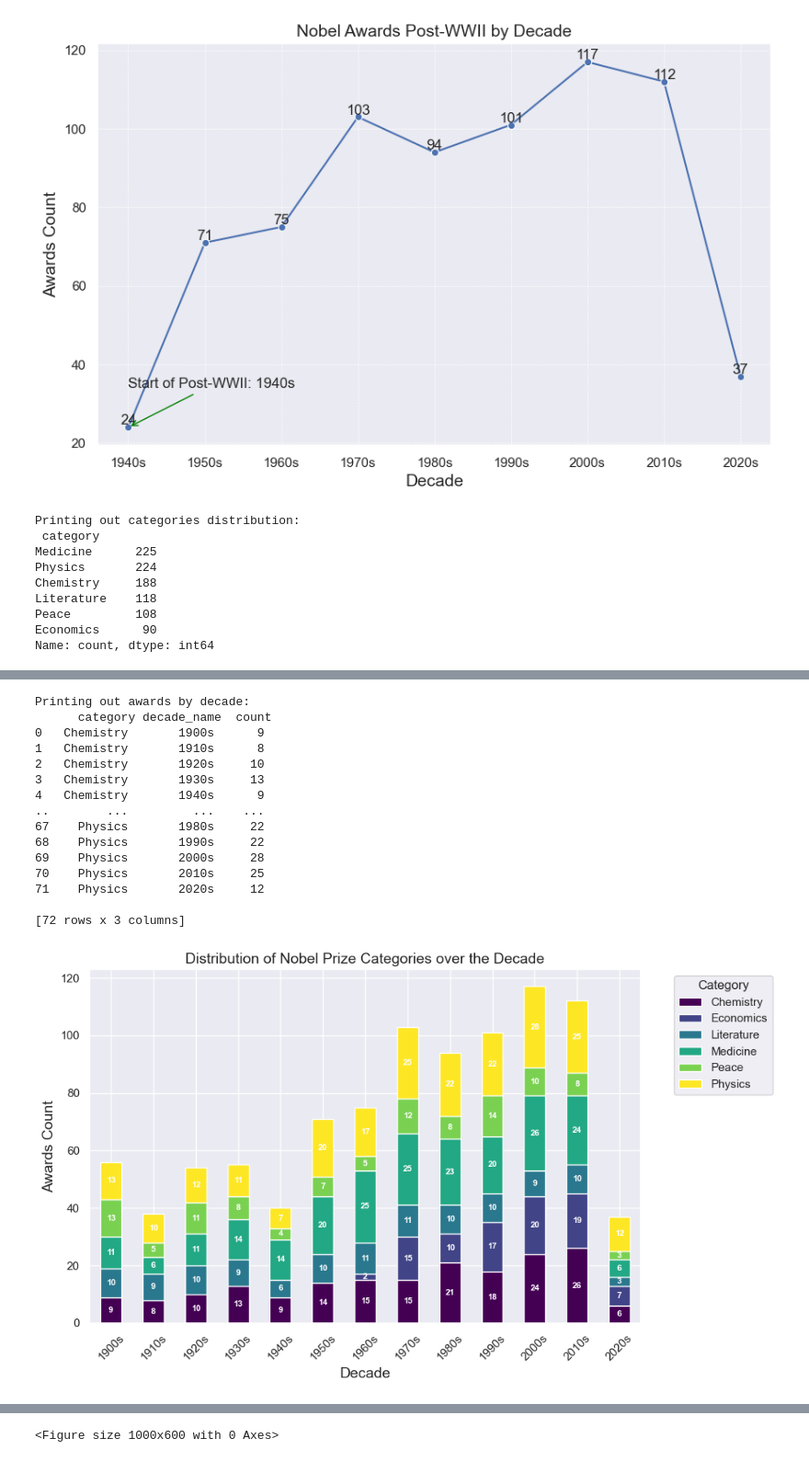
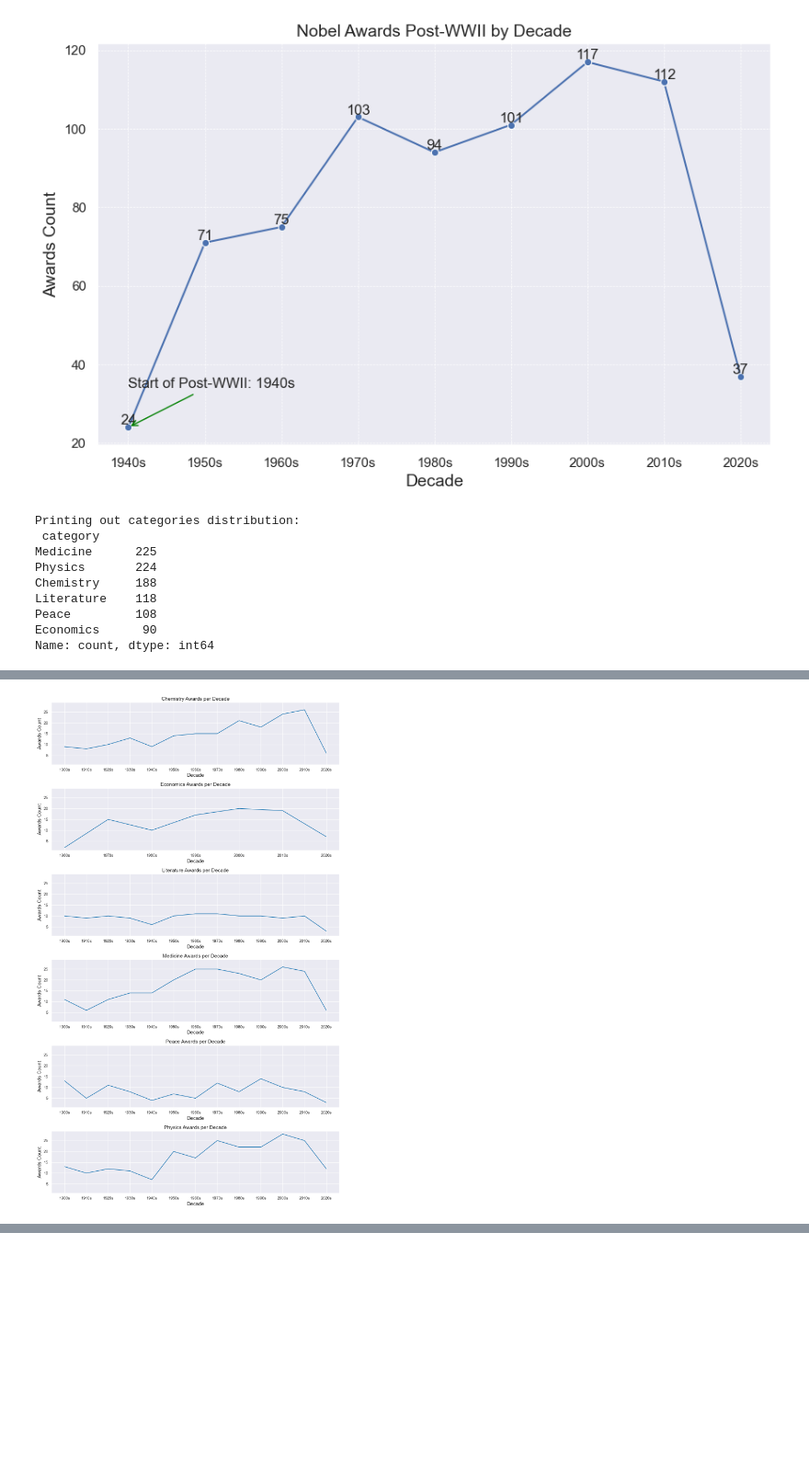
Before and after one commit to efuatutuwaa/data-driven-python, a Jupyter notebook: Data-Manipulation-with-Pandas/Visualizing-Nobel-Prize-Winners/nobel_winners.ipynb, the cells around one changed output, grey strips where cells are left out. Shown at 92% size. Cells and saved outputs as stored; diff of their text form; code cells hidden in the pictures; blank space fills up the shorter version.

Commit message:
Updated visualisation for category per decade

```diff
--- a/Data-Manipulation-with-Pandas/Visualizing-Nobel-Prize-Winners/nobel_winners.ipynb
+++ b/Data-Manipulation-with-Pandas/Visualizing-Nobel-Prize-Winners/nobel_winners.ipynb
@@ -356,95 +356,42 @@ sns.barplot(x=categories_distribution.index, y=categories_distribution.values)
 plt.title("Nobel Awards Distribution over Categories", fontsize=14)
 for x,y in zip(categories_distribution.index, categories_distribution.values):
     plt.text(x,y,f'{y}' , ha='center', va='bottom', fontsize=14)
 
 plt.xlabel("Category", fontsize=14)
 plt.ylabel("Awards Count", fontsize=14)
 plt.show()
 
+# Grouping data by category and decade
+category_awards_decade = nobel_df.groupby(['category','decade_name'])['category'].count().reset_index(name='count')
 
+categories = category_awards_decade['category'].unique()
 
 # Distribution of categories over the decades
-category_awards_decade = nobel_df.groupby(['category','decade_name'])['category'].count().reset_index(name='count')
-print(f"Printing out awards by decade:\n {category_awards_decade}")
+fig, axes = plt.subplots(nrows=len(categories), ncols=1,figsize=(12, 20), sharex=False,sharey=True)
 
-# pivoting the data for stacked bar chart
-pivot_df = category_awards_decade.pivot(index='decade_name', columns='category', values='count').fillna(0)
+# looping through the categories to create individual plots
 
-# plotting the stacked bar chart
-ax = pivot_df.plot(kind='bar', stacked=True, figsize=(10, 6), colormap='viridis')
-
-plt.title("Distribution of Nobel Prize Categories over the Decade", fontsize=14)
-plt.xlabel("Decade", fontsize=14)
-plt.ylabel("Awards Count", fontsize=14)
-plt.xticks(rotation=45)
-plt.legend(loc='upper left',title='Category',bbox_to_anchor=(1.05, 1.0))
-plt.tight_layout()
-
-
-# adding labels to each bar segment
-
-for x in ax.patches:
-    if x.get_height() > 0:
-        ax.annotate(f"{int(x.get_height())}",
-                    xy=(x.get_x() + x.get_width() / 2, x.get_y() + x.get_height() / 2),
-                    ha='center', va='center', fontsize=8, color='white', weight='bold')
-
-plt.show()
+for axes, category in zip(axes, categories):
+    data = category_awards_decade[category_awards_decade['category'] == category]
+    sns.lineplot(x='decade_name', y='count', data=data, ax=axes)
+    axes.set_title(f"{category} Awards per Decade", fontsize=14)
+    axes.set_ylabel("Awards Count", fontsize=14)
+    axes.set_xlabel("Decade", fontsize=14)
 
 
 
-
-# Category distribution post-war
-post_war_category_awards = post_war_df.groupby(['category','decade_name'])['category'].count().reset_index(name='count')
-print(f"Post-war awards by decade:\n {post_war_category_awards}")
-
-# plotting a chart to visualize changes after the war
-plt.figure(figsize=(10, 6))
-sns.set_palette("tab10")
-
-# create a pivot for the bar chart
-pivot_df2 = post_war_category_awards.pivot(index='decade_name', columns='category', values='count').fillna(0)
-
-ax2 = pivot_df2.plot(kind='bar', stacked=True, figsize=(10, 6), colormap='viridis')
-plt.title('Nobel Prize Awards by Category Post-WWII', fontsize=14)
-plt.xlabel('Decade', fontsize=14)
-plt.ylabel('Awards Count', fontsize=14)
-plt.xticks(rotation=45)
-plt.legend(loc='upper left',title='Category',bbox_to_anchor=(1.05, 1.0))
 plt.tight_layout()
 
-for i in ax2.patches:
-    if i.get_height() > 0:
-        ax2.annotate(f"{int(i.get_height())}",
-                     xy= (i.get_x() + i.get_width() / 2,
-                          i.get_y() + i.get_height() / 2),
-                    ha='center', va='center', fontsize=8, color='white', weight='bold')
-
 plt.show()
 # %% [output]
 Printing out categories distribution:
  category
 Medicine      225
 Physics       224
 Chemistry     188
 Literature    118
 Peace         108
 Economics      90
 Name: count, dtype: int64
 [figure]
-Printing out awards by decade:
-      category decade_name  count
-0   Chemistry       1900s      9
-1   Chemistry       1910s      8
-2   Chemistry       1920s     10
-3   Chemistry       1930s     13
-4   Chemistry       1940s      9
-..        ...         ...    ...
-67    Physics       1980s     22
-68    Physics       1990s     22
-69    Physics       2000s     28
-70    Physics       2010s     25
-71    Physics       2020s     12
-
-[72 rows x 3 columns]
-[figure, old version]
+[figure, new version]
@@ -468 +397,0 @@ Post-war awards by decade:
-<Figure size 1000x600 with 0 Axes>
```
Also changed, not shown: parts of 1 cell of this notebook.
